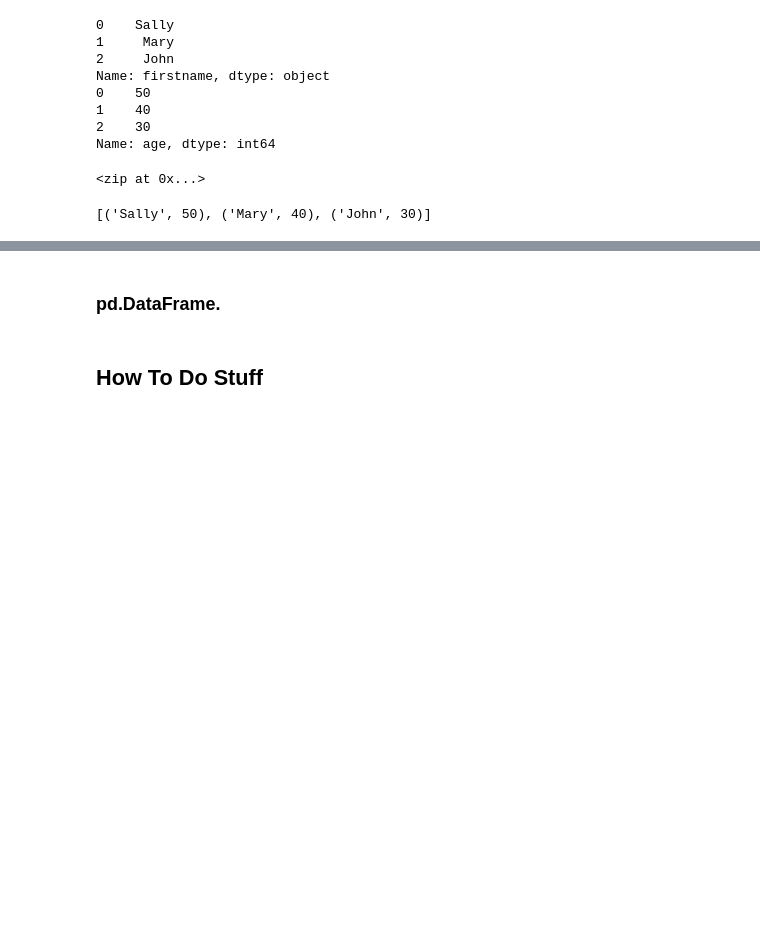
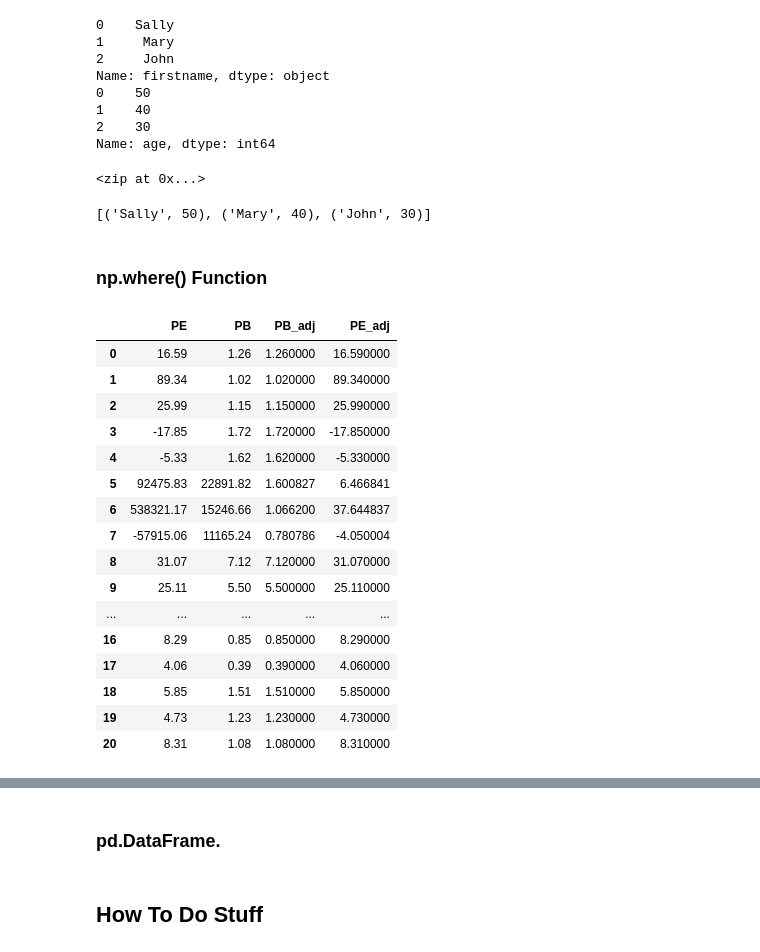
Before and after one commit to jalwalb2765/python_resources, a Jupyter notebook: 4_pandas.ipynb, the cells around one changed output, grey strips where cells are left out. Saved outputs shown, nothing was run; the diff lists cells and outputs as text; code cells hidden in the pictures; blank space fills up the shorter version.

```diff
--- a/4_pandas.ipynb
+++ b/4_pandas.ipynb
@@ -479,3 +479,44 @@ zip(df.firstname, df.age)
 list(zip(df.firstname, df.age))
 # %% [output]
 [('Sally', 50), ('Mary', 40), ('John', 30)]
+# %% [markdown]
+### np.where() Function
+# %%
+PE_list = [16.59, 89.34, 25.99, -17.85, -5.33, 92475.83, 538321.17, -57915.06, 31.07,
+          25.11, 35.58, 114.89, -0.28, 10.94, 5.81, 7.24, 8.29, 4.06, 5.85, 4.73, 8.31]
+
+PB_list = [1.26, 1.02, 1.15, 1.72, 1.62, 22891.82, 15246.66, 11165.24, 7.12, 5.5, 5.02,
+           1.52, 1.39, 1.21, 0.86, 1.4, 0.85, 0.39, 1.51, 1.23, 1.08]
+
+df_test = pd.DataFrame({
+    'PE': PE_list,
+    'PB': PB_list
+})
+
+df_test['PB_adj'] = np.where(df_test['PB'] > 2000,
+                             df_test['PB'] / 14300,
+                             df_test['PB'])
+
+df_test['PE_adj'] = np.where(df_test['PB'] > 2000,
+                             df_test['PE'] / 14300,
+                             df_test['PE'])
+
+df_test
+# %% [output]
+|  | PE | PB | PB_adj | PE_adj |
+| 0 | 16.59 | 1.26 | 1.260000 | 16.590000 |
+| 1 | 89.34 | 1.02 | 1.020000 | 89.340000 |
+| 2 | 25.99 | 1.15 | 1.150000 | 25.990000 |
+| 3 | -17.85 | 1.72 | 1.720000 | -17.850000 |
+| 4 | -5.33 | 1.62 | 1.620000 | -5.330000 |
+| 5 | 92475.83 | 22891.82 | 1.600827 | 6.466841 |
+| 6 | 538321.17 | 15246.66 | 1.066200 | 37.644837 |
+| 7 | -57915.06 | 11165.24 | 0.780786 | -4.050004 |
+| 8 | 31.07 | 7.12 | 7.120000 | 31.070000 |
+| 9 | 25.11 | 5.50 | 5.500000 | 25.110000 |
+| ... | ... | ... | ... | ... |
+| 16 | 8.29 | 0.85 | 0.850000 | 8.290000 |
+| 17 | 4.06 | 0.39 | 0.390000 | 4.060000 |
+| 18 | 5.85 | 1.51 | 1.510000 | 5.850000 |
+| 19 | 4.73 | 1.23 | 1.230000 | 4.730000 |
+| 20 | 8.31 | 1.08 | 1.080000 | 8.310000 |
```
Also changed, not shown: parts of 13 cells of this notebook.
